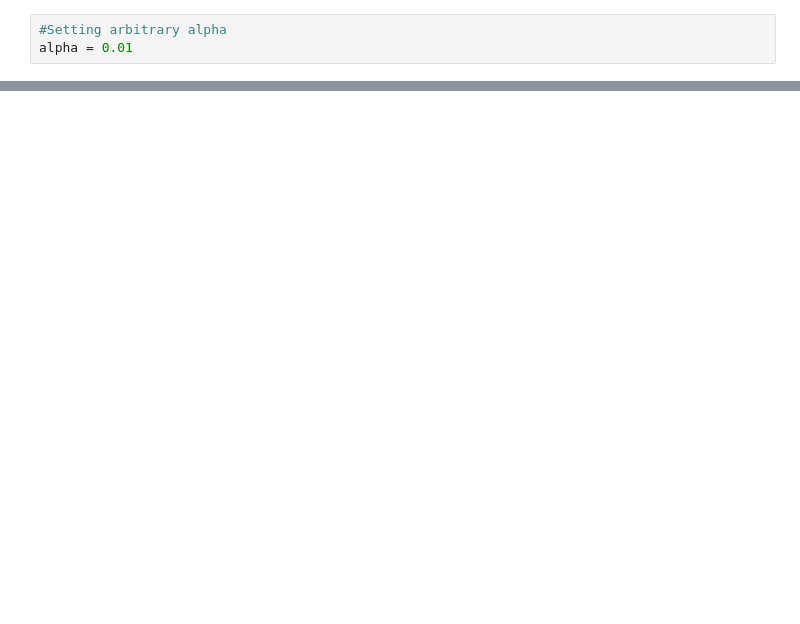
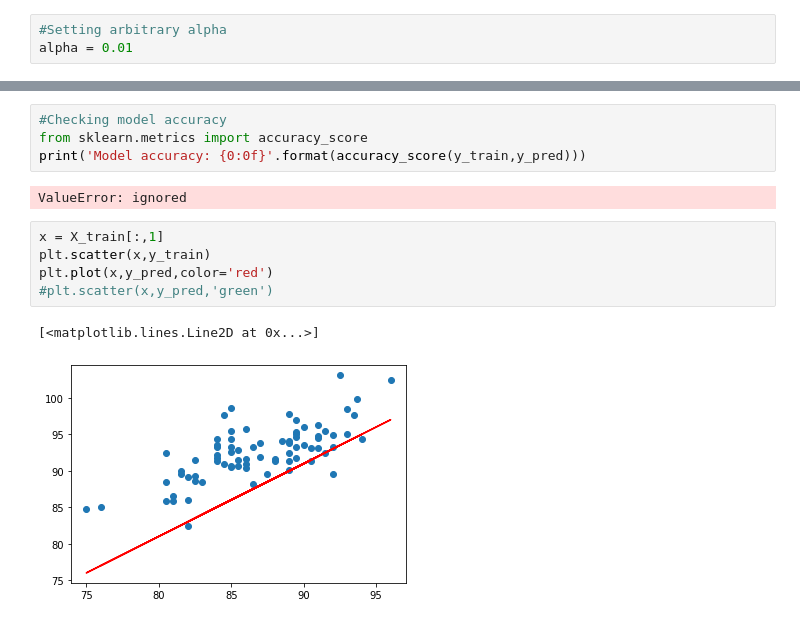
Before and after one commit to itsdivya1309/Machine-Learning, a Jupyter notebook: Linear_Regression.ipynb, the cells around one changed output, grey strips where cells are left out. Drawn from its saved outputs; the diff is of its cells as text; blank space fills up the shorter version.

```diff
--- a/Linear_Regression.ipynb
+++ b/Linear_Regression.ipynb
@@ -164,0 +205,14 @@ array([[0.25, 1.  , 1.  ],
+# %%
+#Checking model accuracy
+from sklearn.metrics import accuracy_score
+print('Model accuracy: {0:0f}'.format(accuracy_score(y_train,y_pred)))
+# %% [output]
+ValueError: ignored
+# %%
+x = X_train[:,1]
+plt.scatter(x,y_train)
+plt.plot(x,y_pred,color='red')
+#plt.scatter(x,y_pred,'green')
+# %% [output]
+[<matplotlib.lines.Line2D at 0x...>]
+[figure, added]
```
Also changed, not shown: parts of 16 cells of this notebook.
